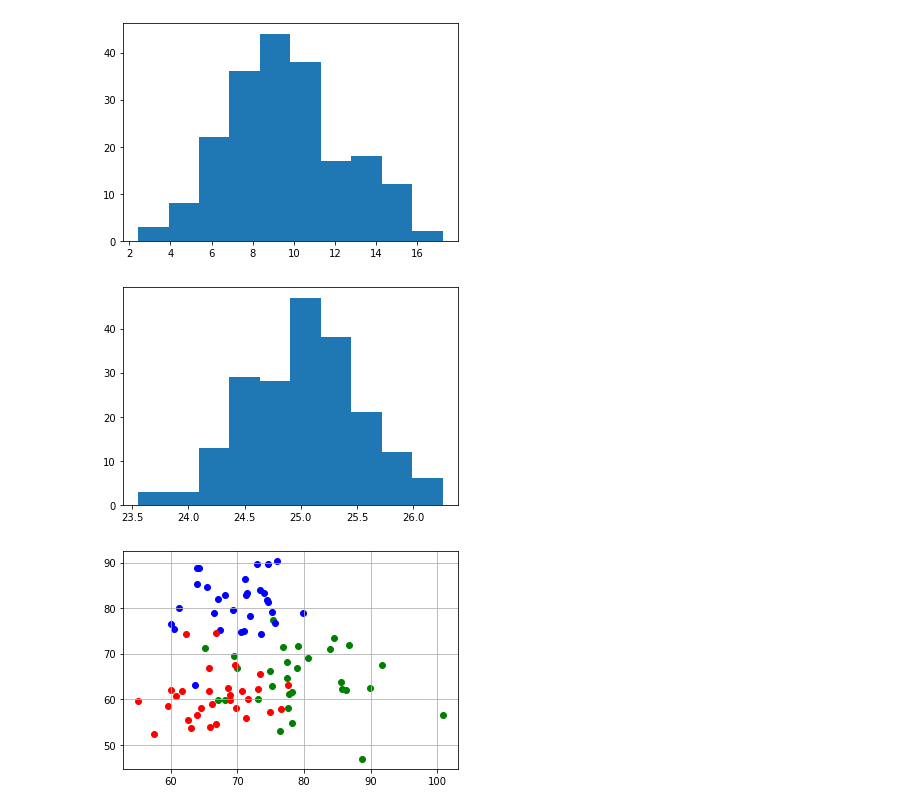
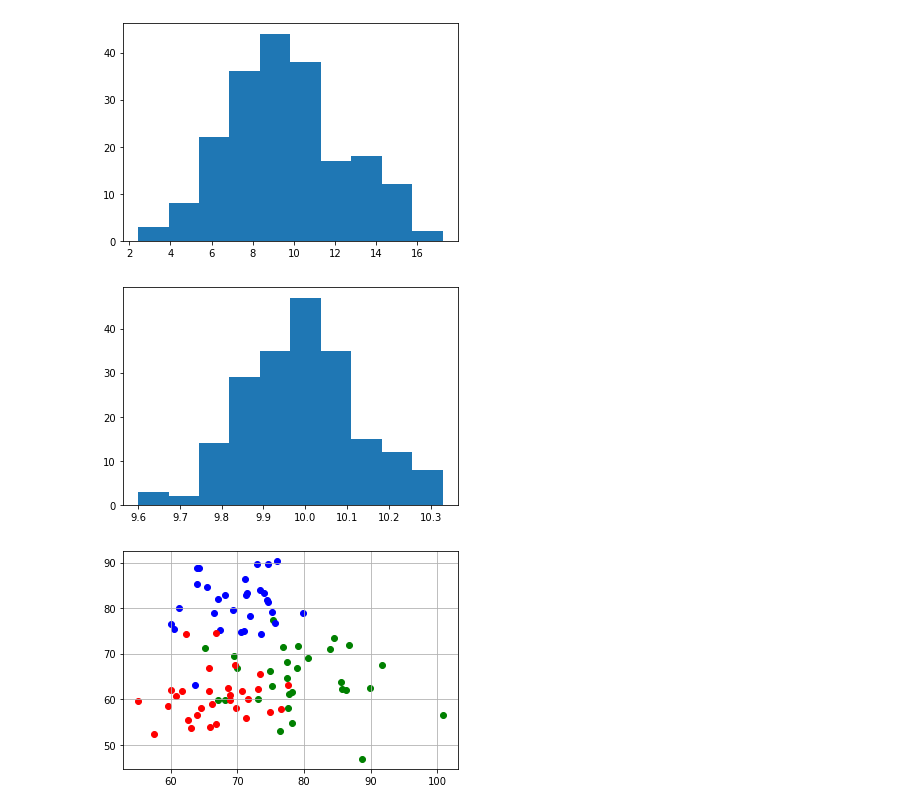
Before and after one commit to Dniwe111/ML_tasks, a Jupyter notebook: Test_task-checkpoint.ipynb, the cells around one changed output. Saved outputs shown, nothing was run; the diff lists cells and outputs as text; code cells hidden in the pictures.

```diff
--- a/Test_task-checkpoint.ipynb
+++ b/Test_task-checkpoint.ipynb
@@ -153,15 +153,15 @@ plt.show()
 def randomize (target, size, disp = 1):
     n = 1000;
     a = np.zeros(size)
-    for i in range(n):
-        a+=target*np.random.uniform(0, 1, size)/n*disp
+    for i in range(2*n):
+        a+=target*np.random.uniform(0, 1, size)/n
     return a
 # %%
-arr3 = randomize(10, 200, 5)
+arr3 = randomize(10, 200)
 n, bin, patches = plt.hist(arr3)
 plt.show()
 # %% [output]
-[figure, old version]
+[figure, new version]
 # %%
 chem_chem = np.random.normal(80, 6, 30)
 chem_math = np.random.normal(65, 6, 30)
```
